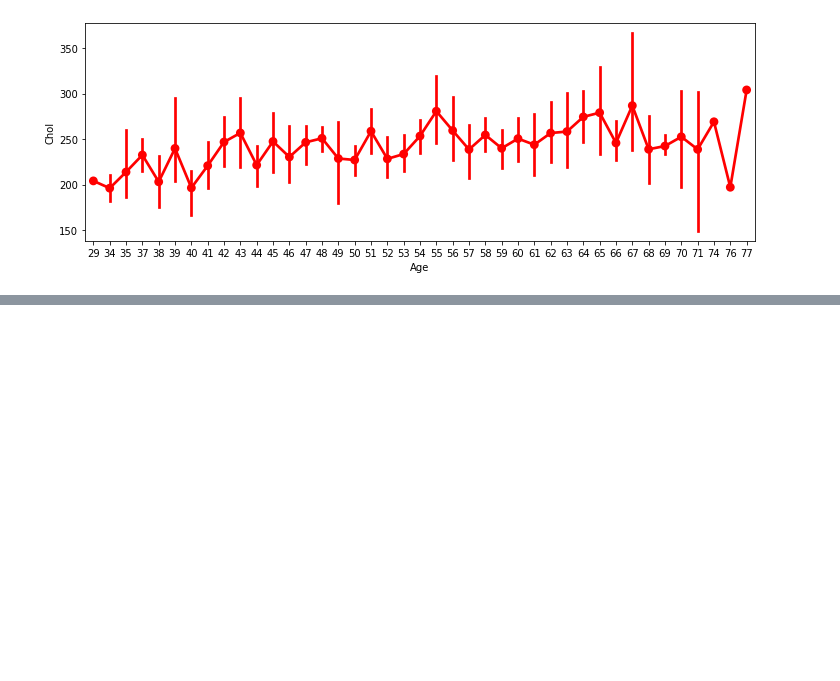
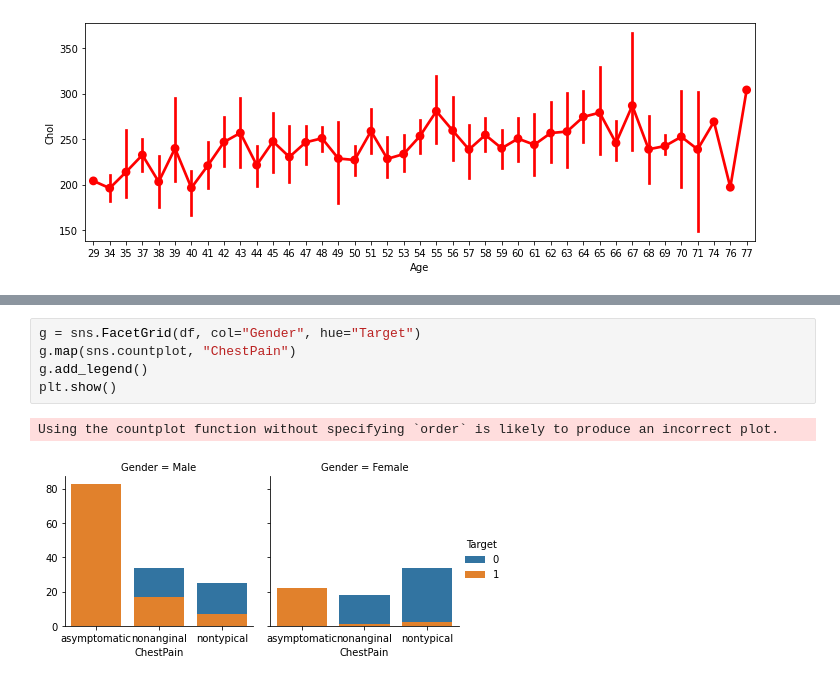
Before and after one commit to ankush-vem/Heart-Attack-Prediction, a Jupyter notebook: Code/heart.ipynb, the cells around one changed output, grey strips where cells are left out. Drawn from its saved outputs; the diff is of its cells as text; blank space fills up the shorter version.

Commit message:
ChestPain Analysis

```diff
--- a/Code/heart.ipynb
+++ b/Code/heart.ipynb
@@ -219,0 +230,8 @@ plt.show()
+# %%
+g = sns.FacetGrid(df, col="Gender", hue="Target")
+g.map(sns.countplot, "ChestPain")
+g.add_legend()
+plt.show()
+# %% [output]
+Using the countplot function without specifying `order` is likely to produce an incorrect plot.
+[figure, added]
```
Also changed, not shown: parts of 2 cells of this notebook.
